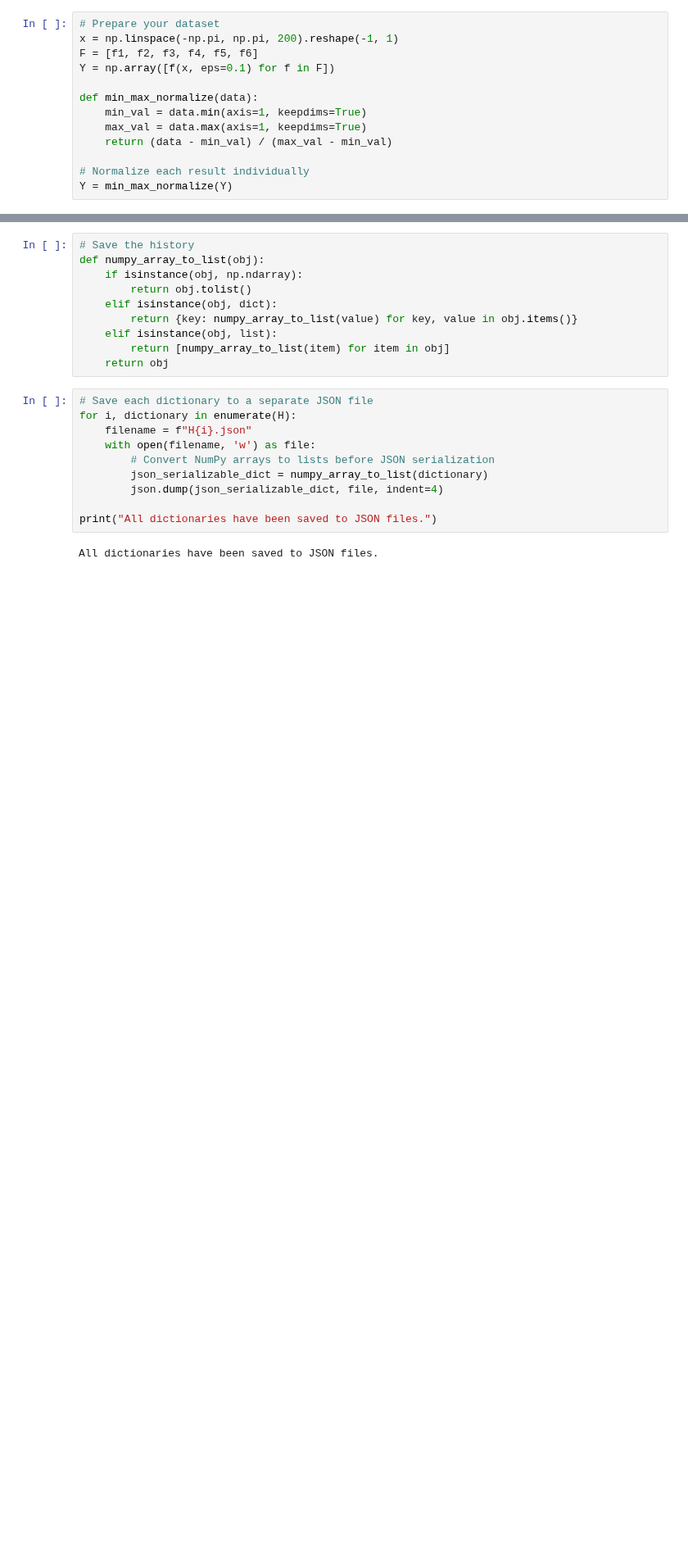
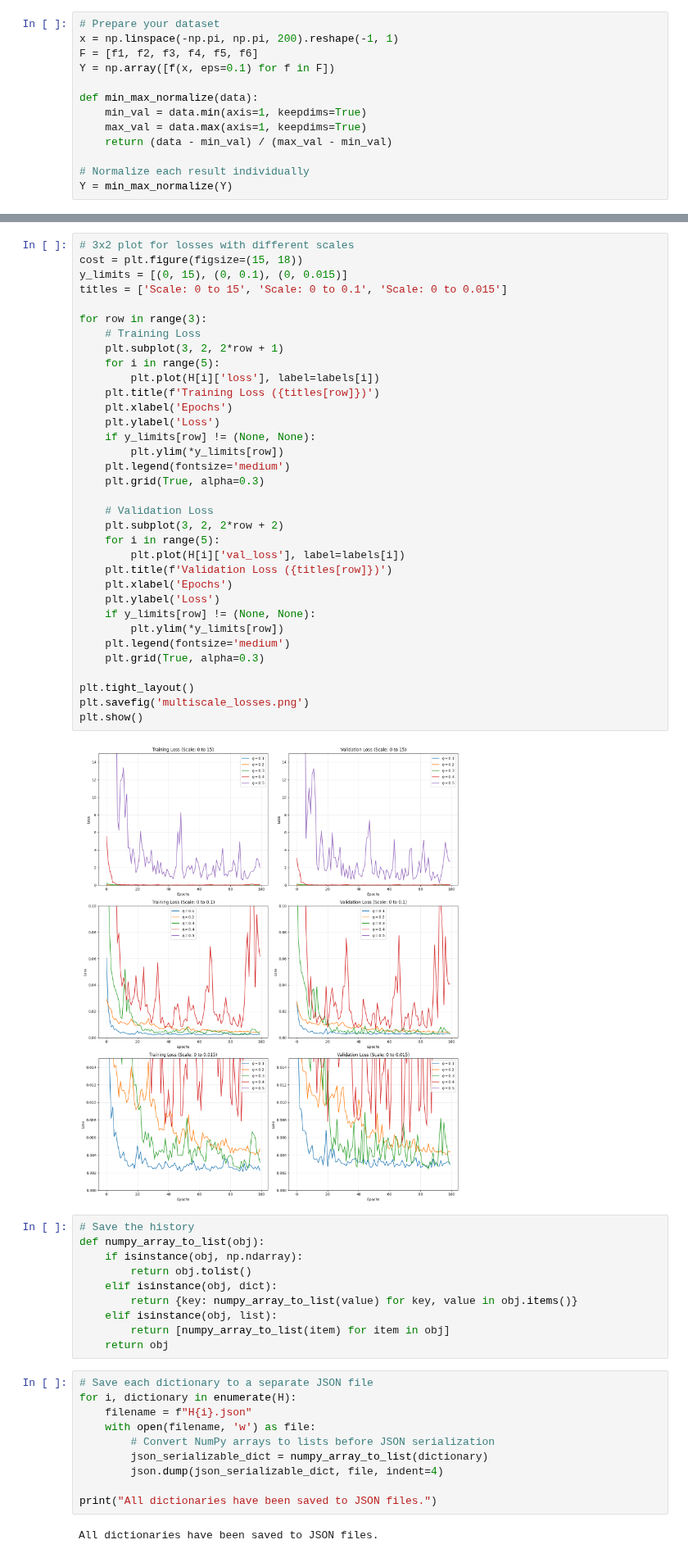
Before and after one commit to songofphysics/master-thesis, a Jupyter notebook: test3.ipynb, the cells around one changed output, grey strips where cells are left out. Shown at 82% size. Drawn from its saved outputs; the diff is of its cells as text; blank space fills up the shorter version.

```diff
--- a/test3.ipynb
+++ b/test3.ipynb
@@ -607,3 +579,39 @@ plt.show()
+# %%
+# 3x2 plot for losses with different scales
+cost = plt.figure(figsize=(15, 18))
+y_limits = [(0, 15), (0, 0.1), (0, 0.015)]
+titles = ['Scale: 0 to 15', 'Scale: 0 to 0.1', 'Scale: 0 to 0.015']
+
+for row in range(3):
+    # Training Loss
+    plt.subplot(3, 2, 2*row + 1)
+    for i in range(5):
+        plt.plot(H[i]['loss'], label=labels[i])
+    plt.title(f'Training Loss ({titles[row]})')
+    plt.xlabel('Epochs')
+    plt.ylabel('Loss')
+    if y_limits[row] != (None, None):
+        plt.ylim(*y_limits[row])
+    plt.legend(fontsize='medium')
+    plt.grid(True, alpha=0.3)
+
+    # Validation Loss
+    plt.subplot(3, 2, 2*row + 2)
+    for i in range(5):
+        plt.plot(H[i]['val_loss'], label=labels[i])
+    plt.title(f'Validation Loss ({titles[row]})')
+    plt.xlabel('Epochs')
+    plt.ylabel('Loss')
+    if y_limits[row] != (None, None):
+        plt.ylim(*y_limits[row])
+    plt.legend(fontsize='medium')
+    plt.grid(True, alpha=0.3)
+
+plt.tight_layout()
+plt.savefig('multiscale_losses.png')
+plt.show()
+# %% [output]
+[figure, added]
 # %%
 # Save the history
 def numpy_array_to_list(obj):
```
Also changed, not shown: parts of 8 cells of this notebook, 10 other files.
